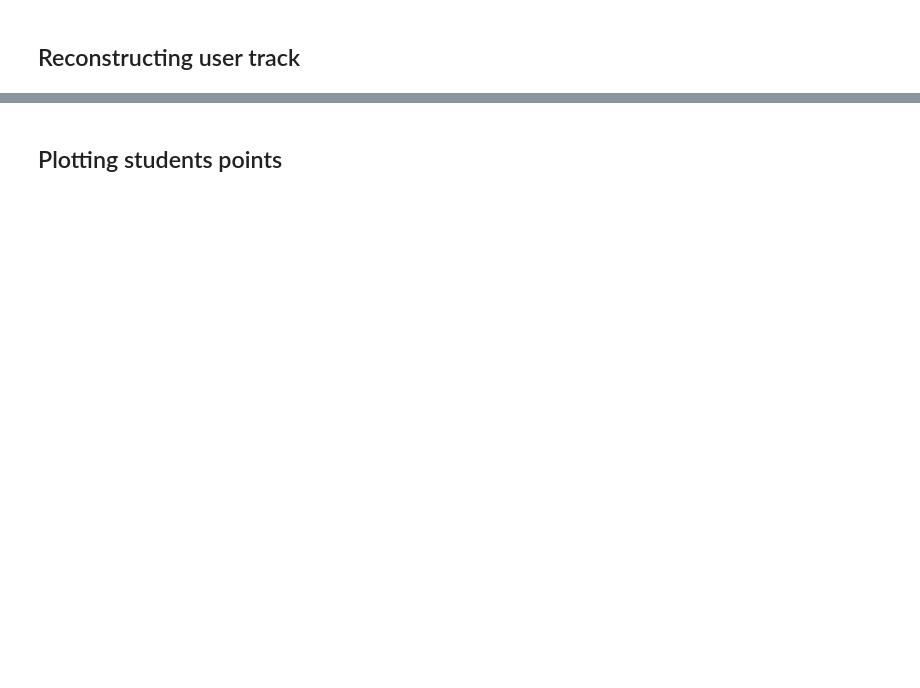
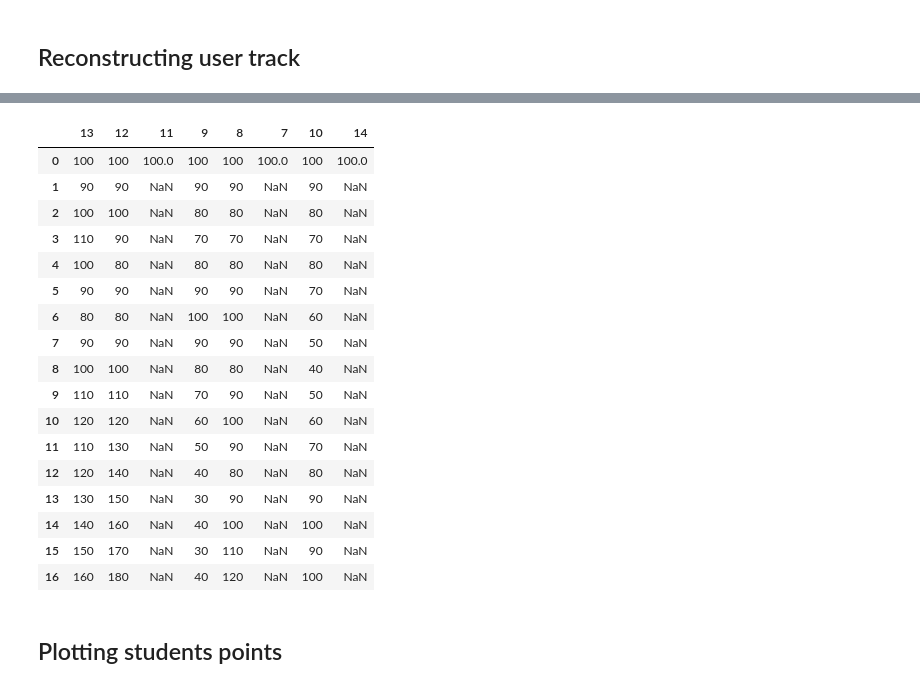
Before and after one commit to harena-lab/harena-analytics, a Jupyter notebook: resources/ZumbiVenom/analysis/analysis.ipynb, the cells around one changed output, grey strips where cells are left out. Cells and saved outputs as stored; diff of their text form; code cells hidden in the pictures; blank space fills up the shorter version.

```diff
--- a/resources/ZumbiVenom/analysis/analysis.ipynb
+++ b/resources/ZumbiVenom/analysis/analysis.ipynb
@@ -29,0 +43,4 @@ data_venom.head()
+# %%
+path = "executions-experiments-zv-group2.json"
+data_group2 = pd.read_json(path, orient="split")
+data_group2.describe()
@@ -116,3 +133,26 @@ df_users_points.describe()
+# %%
+users_points_group2 = users_points_history(users_tracks_group2)
+users_points_group2 = dic_to_dataFrames(users_points_group2)
+users_points_group2
+# %% [output]
+|  | 13 | 12 | 11 | 9 | 8 | 7 | 10 | 14 |
+| 0 | 100 | 100 | 100.0 | 100 | 100 | 100.0 | 100 | 100.0 |
+| 1 | 90 | 90 | NaN | 90 | 90 | NaN | 90 | NaN |
+| 2 | 100 | 100 | NaN | 80 | 80 | NaN | 80 | NaN |
+| 3 | 110 | 90 | NaN | 70 | 70 | NaN | 70 | NaN |
+| 4 | 100 | 80 | NaN | 80 | 80 | NaN | 80 | NaN |
+| 5 | 90 | 90 | NaN | 90 | 90 | NaN | 70 | NaN |
+| 6 | 80 | 80 | NaN | 100 | 100 | NaN | 60 | NaN |
+| 7 | 90 | 90 | NaN | 90 | 90 | NaN | 50 | NaN |
+| 8 | 100 | 100 | NaN | 80 | 80 | NaN | 40 | NaN |
+| 9 | 110 | 110 | NaN | 70 | 90 | NaN | 50 | NaN |
+| 10 | 120 | 120 | NaN | 60 | 100 | NaN | 60 | NaN |
+| 11 | 110 | 130 | NaN | 50 | 90 | NaN | 70 | NaN |
+| 12 | 120 | 140 | NaN | 40 | 80 | NaN | 80 | NaN |
+| 13 | 130 | 150 | NaN | 30 | 90 | NaN | 90 | NaN |
+| 14 | 140 | 160 | NaN | 40 | 100 | NaN | 100 | NaN |
+| 15 | 150 | 170 | NaN | 30 | 110 | NaN | 90 | NaN |
+| 16 | 160 | 180 | NaN | 40 | 120 | NaN | 100 | NaN |
 # %% [markdown]
 ## Plotting students points
 # %%
```
Also changed, not shown: parts of 21 cells of this notebook, 2 other files.
